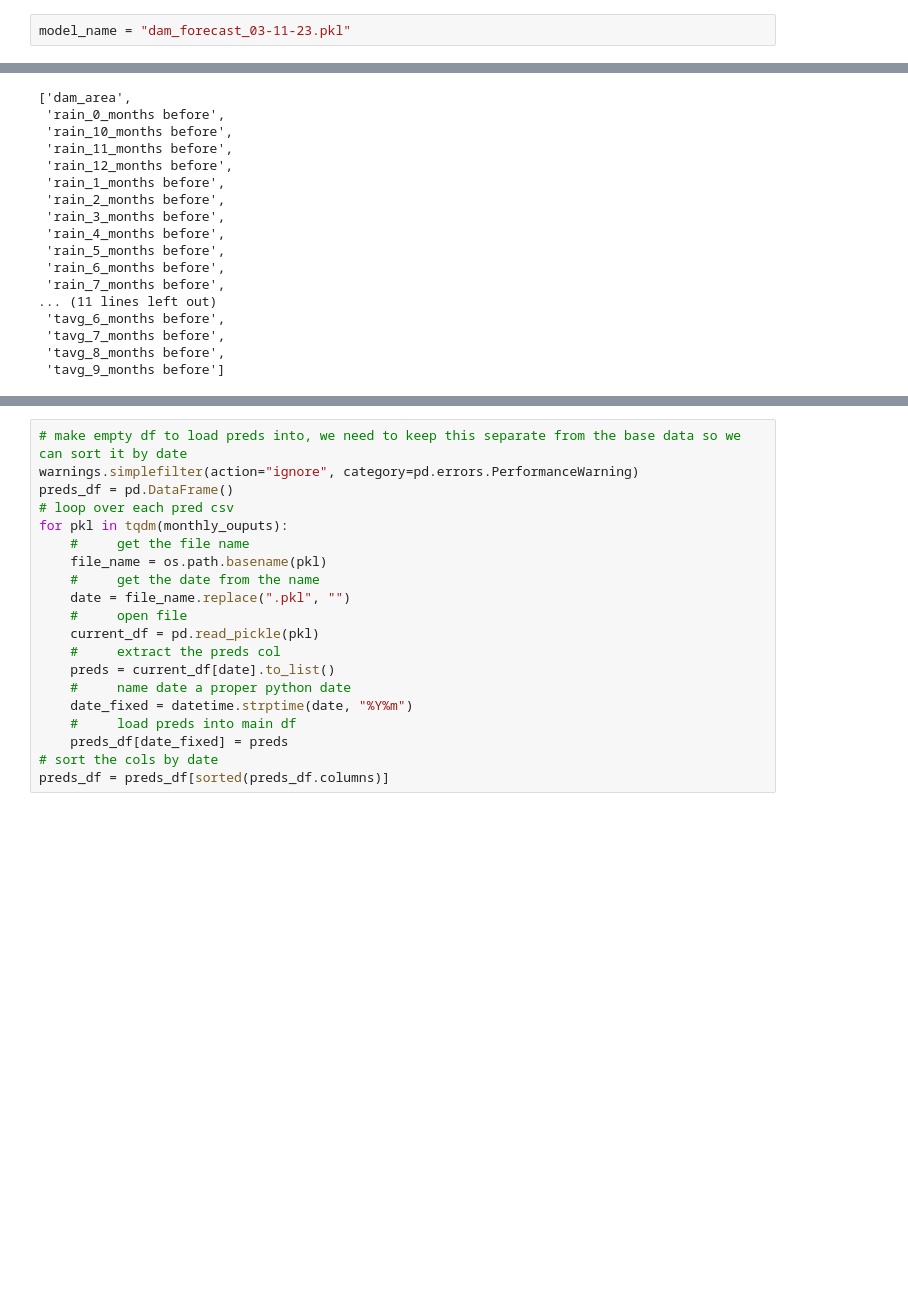
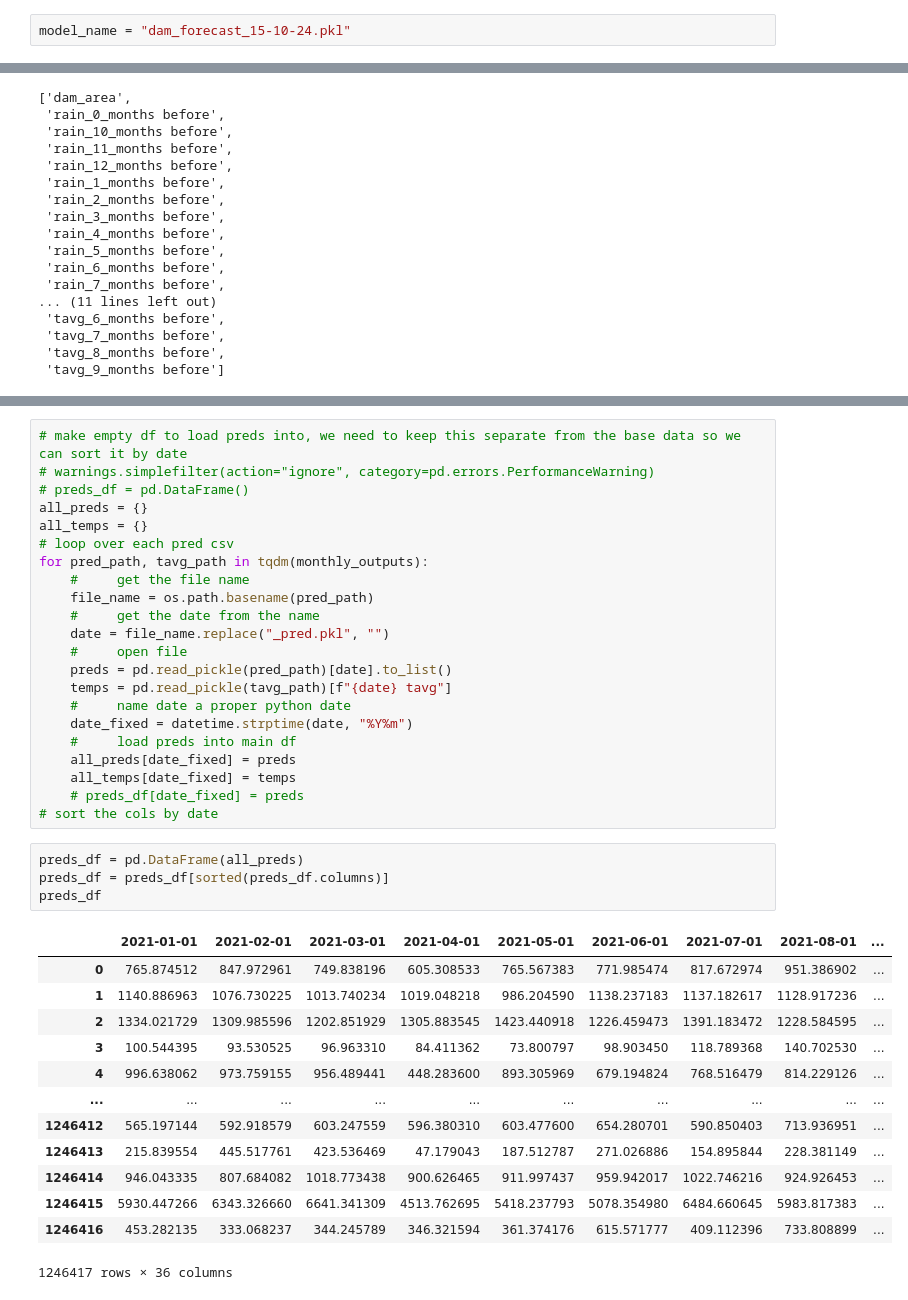
Before and after one commit to DPIRD-DMA/Weather-to-water, a Jupyter notebook: 4 Dam forecast pred XGB.ipynb, the cells around one changed output, grey strips where cells are left out. Saved outputs shown, nothing was run; the diff lists cells and outputs as text; blank space fills up the shorter version.

```diff
--- a/4 Dam forecast pred XGB.ipynb
+++ b/4 Dam forecast pred XGB.ipynb
@@ -27,5 +20,5 @@ In the next release, GeoPandas will switch to using Shapely by default, even if
 # %%
-model_name = "dam_forecast_03-11-23.pkl"
+model_name = "dam_forecast_15-10-24.pkl"
 # %%
 # read in vars
 %store -r dam_forcast_working_dir
@@ -199,21 +232,41 @@ dam_points.head()
 | 4 | arcgisonline_704977.tif | 1774.881116 | 749.984968 | 20160502.0 | arcgisonline_704977_pred_and_scor... | 0 | dam and water | POINT (149.83683 -32.87746) |
 # %%
 # make empty df to load preds into, we need to keep this separate from the base data so we can sort it by date
-warnings.simplefilter(action="ignore", category=pd.errors.PerformanceWarning)
-preds_df = pd.DataFrame()
+# warnings.simplefilter(action="ignore", category=pd.errors.PerformanceWarning)
+# preds_df = pd.DataFrame()
+all_preds = {}
+all_temps = {}
 # loop over each pred csv
-for pkl in tqdm(monthly_ouputs):
+for pred_path, tavg_path in tqdm(monthly_outputs):
     #     get the file name
-    file_name = os.path.basename(pkl)
+    file_name = os.path.basename(pred_path)
     #     get the date from the name
-    date = file_name.replace(".pkl", "")
+    date = file_name.replace("_pred.pkl", "")
     #     open file
-    current_df = pd.read_pickle(pkl)
-    #     extract the preds col
-    preds = current_df[date].to_list()
+    preds = pd.read_pickle(pred_path)[date].to_list()
+    temps = pd.read_pickle(tavg_path)[f"{date} tavg"]
     #     name date a proper python date
     date_fixed = datetime.strptime(date, "%Y%m")
     #     load preds into main df
-    preds_df[date_fixed] = preds
+    all_preds[date_fixed] = preds
+    all_temps[date_fixed] = temps
+    # preds_df[date_fixed] = preds
 # sort the cols by date
-preds_df = preds_df[sorted(preds_df.columns)]
+# %%
+preds_df = pd.DataFrame(all_preds)
+preds_df = preds_df[sorted(preds_df.columns)]
+preds_df
+# %% [output]
+|  | 2021-01-01 | 2021-02-01 | 2021-03-01 | 2021-04-01 | 2021-05-01 | 2021-06-01 | 2021-07-01 | 2021-08-01 | ... |
+| 0 | 765.874512 | 847.972961 | 749.838196 | 605.308533 | 765.567383 | 771.985474 | 817.672974 | 951.386902 | ... |
+| 1 | 1140.886963 | 1076.730225 | 1013.740234 | 1019.048218 | 986.204590 | 1138.237183 | 1137.182617 | 1128.917236 | ... |
+| 2 | 1334.021729 | 1309.985596 | 1202.851929 | 1305.883545 | 1423.440918 | 1226.459473 | 1391.183472 | 1228.584595 | ... |
+| 3 | 100.544395 | 93.530525 | 96.963310 | 84.411362 | 73.800797 | 98.903450 | 118.789368 | 140.702530 | ... |
+| 4 | 996.638062 | 973.759155 | 956.489441 | 448.283600 | 893.305969 | 679.194824 | 768.516479 | 814.229126 | ... |
+| ... | ... | ... | ... | ... | ... | ... | ... | ... | ... |
+| 1246412 | 565.197144 | 592.918579 | 603.247559 | 596.380310 | 603.477600 | 654.280701 | 590.850403 | 713.936951 | ... |
+| 1246413 | 215.839554 | 445.517761 | 423.536469 | 47.179043 | 187.512787 | 271.026886 | 154.895844 | 228.381149 | ... |
+| 1246414 | 946.043335 | 807.684082 | 1018.773438 | 900.626465 | 911.997437 | 959.942017 | 1022.746216 | 924.926453 | ... |
+| 1246415 | 5930.447266 | 6343.326660 | 6641.341309 | 4513.762695 | 5418.237793 | 5078.354980 | 6484.660645 | 5983.817383 | ... |
+| 1246416 | 453.282135 | 333.068237 | 344.245789 | 346.321594 | 361.374176 | 615.571777 | 409.112396 | 733.808899 | ... |
+1246417 rows × 36 columns
```
Also changed, not shown: parts of 24 cells of this notebook, 8 other files.
